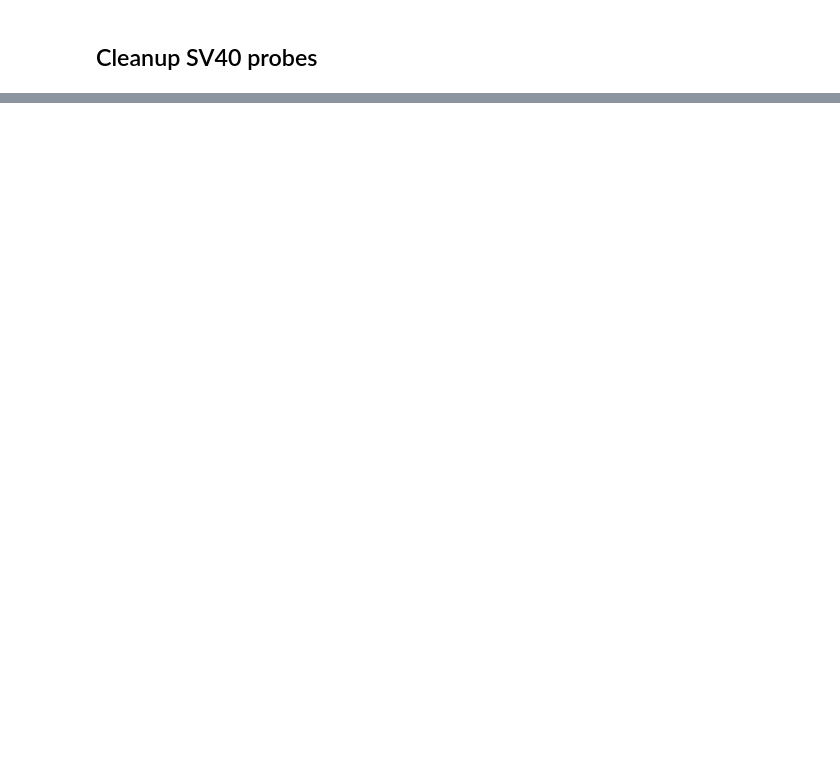
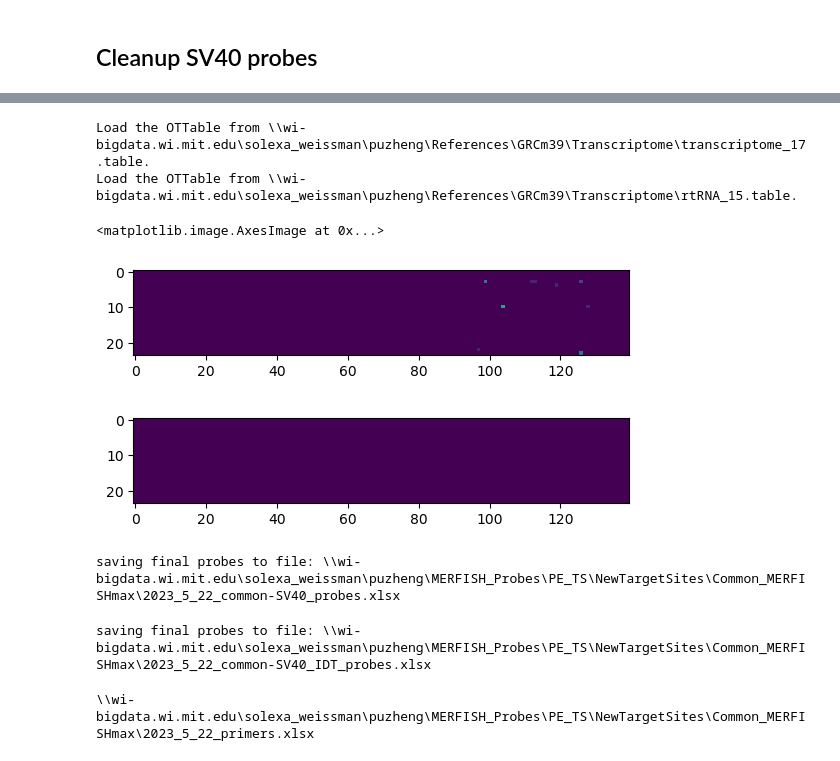
Before and after one commit to zhengpuas47/Weissman_MERFISH_Scripts, a Jupyter notebook: LineageTracing/PrimeEditor_new/Library_Design/5_MERFISHmax_for_CommonRegion.ipynb, the cells around one changed output, grey strips where cells are left out. Drawn from its saved outputs; the diff is of its cells as text; code cells hidden in the pictures; blank space fills up the shorter version.

```diff
--- a/LineageTracing/PrimeEditor_new/Library_Design/5_MERFISHmax_for_CommonRegion.ipynb
+++ b/LineageTracing/PrimeEditor_new/Library_Design/5_MERFISHmax_for_CommonRegion.ipynb
@@ -68,0 +75,9 @@ PL21_probe_filename = os.
+# %%
+import re
+
+# extract targeting region:
+targeting_seqs = []
+for _i, _row in PL21_probes.iterrows():
+    _seq = _row['Sequence'].split('/5Acryd/')[1]
+    targeting_seqs.append(re.split(r'[atcg]+', _seq, )[1])
+print(len(targeting_seqs))
@@ -68,0 +147,50 @@ PL21_probe_filename = os.
+# %%
+# check these probes against transcriptome:
+reference_folder = r'\\wi-bigdata.wi.mit.edu\solexa_weissman\puzheng\References'
+
+transcriptome_ottable_savefile = os.path.join(
+    reference_folder, 'GRCm39', 'Transcriptome',
+    f'transcriptome_17.table')
+if 'ottable_transcriptome' not in locals():
+    ottable_transcriptome = ot.OTTable.load_pkl(transcriptome_ottable_savefile)
+
+rtRNA_ottable_savefile = os.path.join(
+    reference_folder, 'GRCm39', 'Transcriptome',
+    f'rtRNA_15.table')
+if 'rtRNAs_ottable' not in locals():
+    rtRNAs_ottable = ot.OTTable.load_pkl(rtRNA_ottable_savefile)
+# %% [output]
+Load the OTTable from \\wi-bigdata.wi.mit.edu\solexa_weissman\puzheng\References\GRCm39\Transcriptome\transcriptome_17.table.
+Load the OTTable from \\wi-bigdata.wi.mit.edu\solexa_weissman\puzheng\References\GRCm39\Transcriptome\rtRNA_15.table.
+# %%
+transcriptome_counts = [
+    ottable_transcriptome.calculate_count(
+        reverse_complement(_probe_seq), 17)
+    for _probe_seq in final_probe_df['Probe Sequence']
+]
+rtRNA_counts = [
+    rtRNAs_ottable.calculate_count(
+        reverse_complement(_probe_seq), 17)
+    for _probe_seq in final_probe_df['Probe Sequence']
+]
+# %%
+import matplotlib.pyplot as plt
+
+plt.figure()
+plt.imshow(np.array(transcriptome_counts), vmin=0, vmax=10)
+plt.figure()
+plt.imshow(np.array(rtRNA_counts), vmin=0, vmax=1)
+#plt.colorbar()
+# %% [output]
+<matplotlib.image.AxesImage at 0x...>
+[figure, added]
+[figure, added]
+# %%
+# save
+import time
+final_probe_filename = os.path.join(library_folder,
+    f"{time.localtime().tm_year}_{time.localtime().tm_mon}_{time.localtime().tm_mday}_{opool_name}_probes.xlsx")
+print(f"saving final probes to file: {final_probe_filename}")
+final_probe_df.to_excel(final_probe_filename, index=None)
+# %% [output]
+saving final probes to file: \\wi-bigdata.wi.mit.edu\solexa_weissman\puzheng\MERFISH_Probes\PE_TS\NewTargetSites\Common_MERFISHmax\2023_5_22_common-SV40_probes.xlsx
@@ -68,0 +204,20 @@ PL21_probe_filename = os.
+# %%
+# save
+import time
+idt_probe_filename = os.path.join(library_folder,
+    f"{time.localtime().tm_year}_{time.localtime().tm_mon}_{time.localtime().tm_mday}_{opool_name}_IDT_probes.xlsx")
+print(f"saving final probes to file: {idt_probe_filename}")
+idt_probe_df.to_excel(idt_probe_filename, index=None)
+# %% [output]
+saving final probes to file: \\wi-bigdata.wi.mit.edu\solexa_weissman\puzheng\MERFISH_Probes\PE_TS\NewTargetSites\Common_MERFISHmax\2023_5_22_common-SV40_IDT_probes.xlsx
+# %%
+primers = pd.concat([fwd_primer, rev_primer])
+primers['Scale'] = '25nm'
+primers['Purification'] = 'STD'
+# save
+primer_filename = os.path.join(library_folder,
+                               f"{time.localtime().tm_year}_{time.localtime().tm_mon}_{time.localtime().tm_mday}_primers.xlsx")
+print(primer_filename)
+primers.to_excel(primer_filename, index=None)
+# %% [output]
+\\wi-bigdata.wi.mit.edu\solexa_weissman\puzheng\MERFISH_Probes\PE_TS\NewTargetSites\Common_MERFISHmax\2023_5_22_primers.xlsx
```
Also changed, not shown: parts of 15 cells of this notebook, 1 other file.
